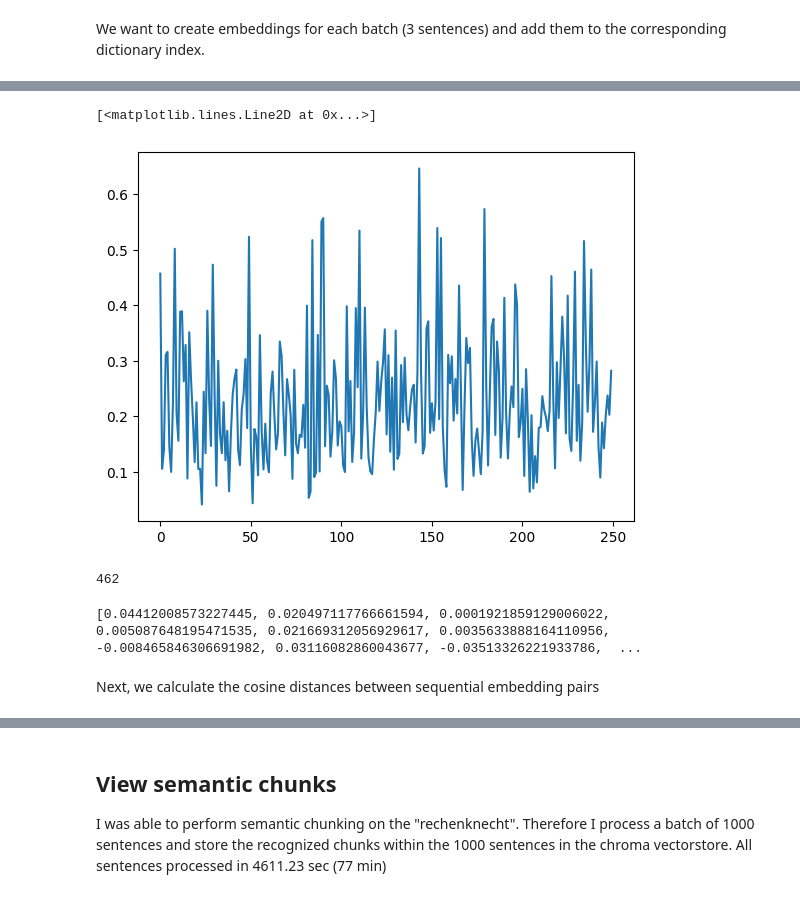
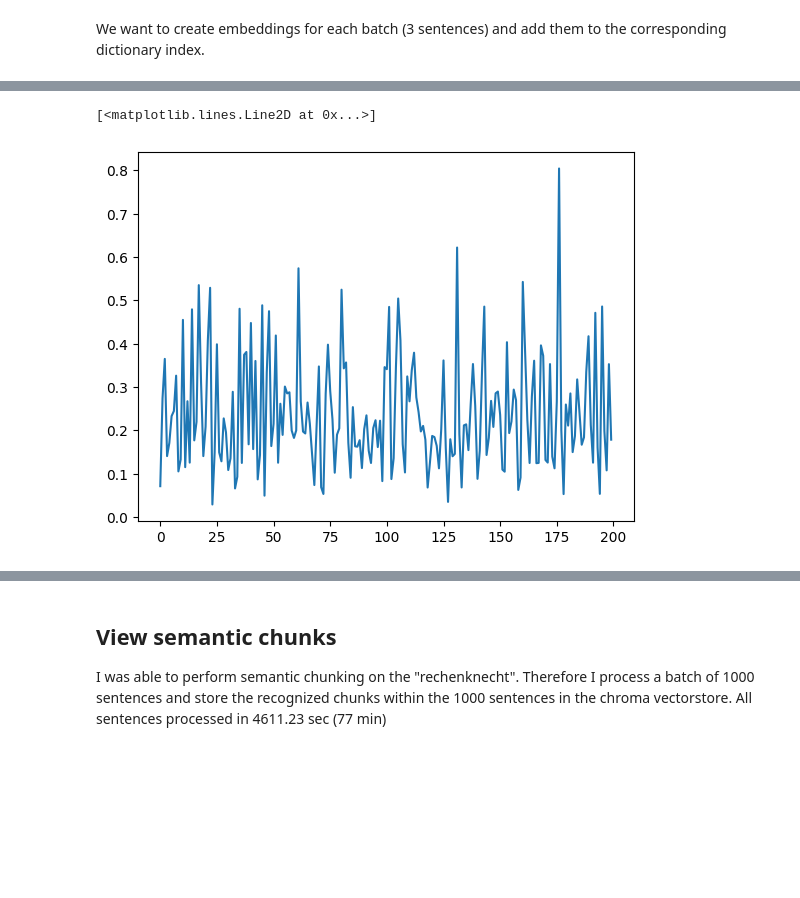
Before and after one commit to DaBr16/rag-langchain-eval, a Jupyter notebook: notebooks/semantic_chunking.ipynb, the cells around one changed output, grey strips where cells are left out. Cells and saved outputs as stored; diff of their text form; code cells hidden in the pictures; blank space fills up the shorter version.

```diff
--- a/notebooks/semantic_chunking.ipynb
+++ b/notebooks/semantic_chunking.ipynb
@@ -12,24 +11,3 @@ single_sentences_list = re.split(r'(?<=[.?!])\s+', corpus)
 print (f"{len(single_sentences_list)} sentences were found")
 # %% [output]
 399187 sentences were found
-# %%
-# Calculate the number of sentences per part
-num_sentences = len(single_sentences_list)
-sentences_per_part = num_sentences // 10
-
-# Join the sentences into 4 parts
-parts = [
-    ' '.join(single_sentences_list[i*sentences_per_part:(i+1)*sentences_per_part])
-    for i in range(10)
-]
-
-# Handle any remaining sentences (if num_sentences is not divisible by 4)
-remainder = num_sentences % 10
-if remainder:
-    parts[-1] += ' ' + ' '.join(single_sentences_list[-remainder:])
-
-# Print or use the parts as needed
-for i, part in enumerate(parts):
-    print(f"Part {i+1}:\n{part[:500]}...\n")  # Print the first 500 characters of each part for preview
-
-print(type(parts))
@@ -194,11 +122,7 @@ distances[:50]
 # %%
 import matplotlib.pyplot as plt
 
-plt.plot(distances[250:500])
+plt.plot(distances[0:200])
 # %% [output]
 [<matplotlib.lines.Line2D at 0x...>]
-[figure, old version]
+[figure, new version]
-# %%
-print(len(sentences[3]['combined_sentence']) )
-# %% [output]
-462
@@ -213,6 +128,0 @@ embeddings = oaiembeds.embed_documents(sentences[3]['combined_sentence'])
-# %%
-print(embeddings[0])
-# %% [output]
-[0.04412008573227445, 0.020497117766661594, 0.0001921859129006022, 0.005087648195471535, 0.021669312056929617, 0.0035633888164110956, -0.008465846306691982, 0.03116082860043677, -0.03513326221933786,  ...
-# %% [markdown]
-Next, we calculate the cosine distances between sequential embedding pairs
```
Also changed, not shown: parts of 19 cells of this notebook, 25 other files.
